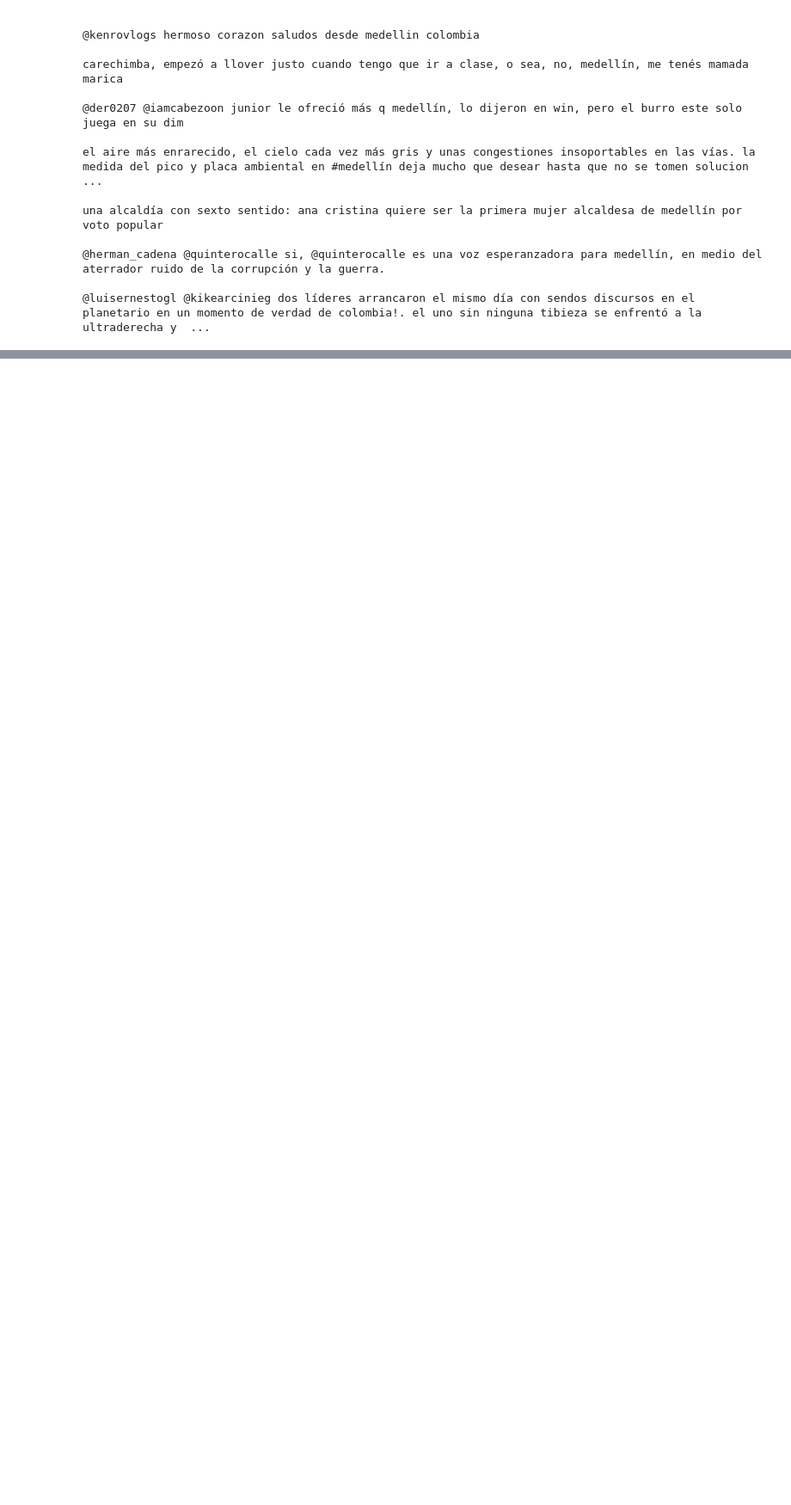
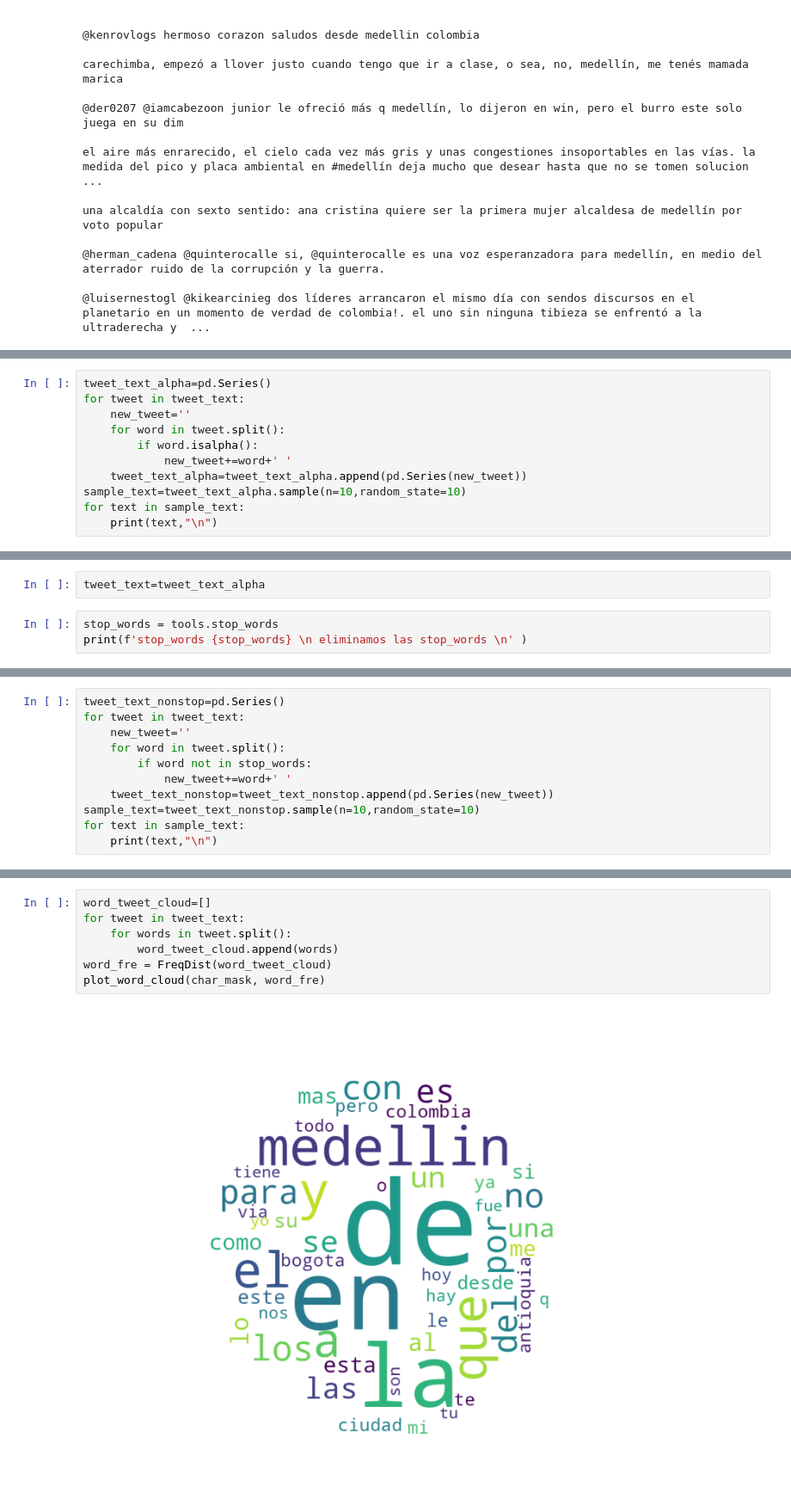
Before and after one commit to GDLPLearning/Sentiment-Analysis-for-the-MDP, a Jupyter notebook: notebooks/Exploratory/3-exploring-data.ipynb, the cells around one changed output, grey strips where cells are left out. Shown at 86% size. Saved outputs shown, nothing was run; the diff lists cells and outputs as text; blank space fills up the shorter version.

```diff
--- a/notebooks/Exploratory/3-exploring-data.ipynb
+++ b/notebooks/Exploratory/3-exploring-data.ipynb
@@ -291,0 +344,11 @@ una alcaldía con sexto sentido: ana cristina quiere ser la primera mujer alcald
+# %%
+tweet_text_alpha=pd.Series()
+for tweet in tweet_text:
+    new_tweet=''
+    for word in tweet.split():
+        if word.isalpha():
+            new_tweet+=word+' '
+    tweet_text_alpha=tweet_text_alpha.append(pd.Series(new_tweet))
+sample_text=tweet_text_alpha.sample(n=10,random_state=10)
+for text in sample_text:
+    print(text,"\n")
@@ -291,0 +375,5 @@ una alcaldía con sexto sentido: ana cristina quiere ser la primera mujer alcald
+# %%
+tweet_text=tweet_text_alpha
+# %%
+stop_words = tools.stop_words
+print(f'stop_words {stop_words} \n eliminamos las stop_words \n' )
@@ -291,0 +383,11 @@ una alcaldía con sexto sentido: ana cristina quiere ser la primera mujer alcald
+# %%
+tweet_text_nonstop=pd.Series()
+for tweet in tweet_text:
+    new_tweet=''
+    for word in tweet.split():
+        if word not in stop_words:
+            new_tweet+=word+' '
+    tweet_text_nonstop=tweet_text_nonstop.append(pd.Series(new_tweet))
+sample_text=tweet_text_nonstop.sample(n=10,random_state=10)
+for text in sample_text:
+    print(text,"\n")
@@ -291,0 +414,9 @@ una alcaldía con sexto sentido: ana cristina quiere ser la primera mujer alcald
+# %%
+word_tweet_cloud=[]
+for tweet in tweet_text:
+    for words in tweet.split():
+        word_tweet_cloud.append(words)
+word_fre = FreqDist(word_tweet_cloud)
+plot_word_cloud(char_mask, word_fre)
+# %% [output]
+[figure, added]
```
Also changed, not shown: parts of 23 cells of this notebook, 1 other file.
